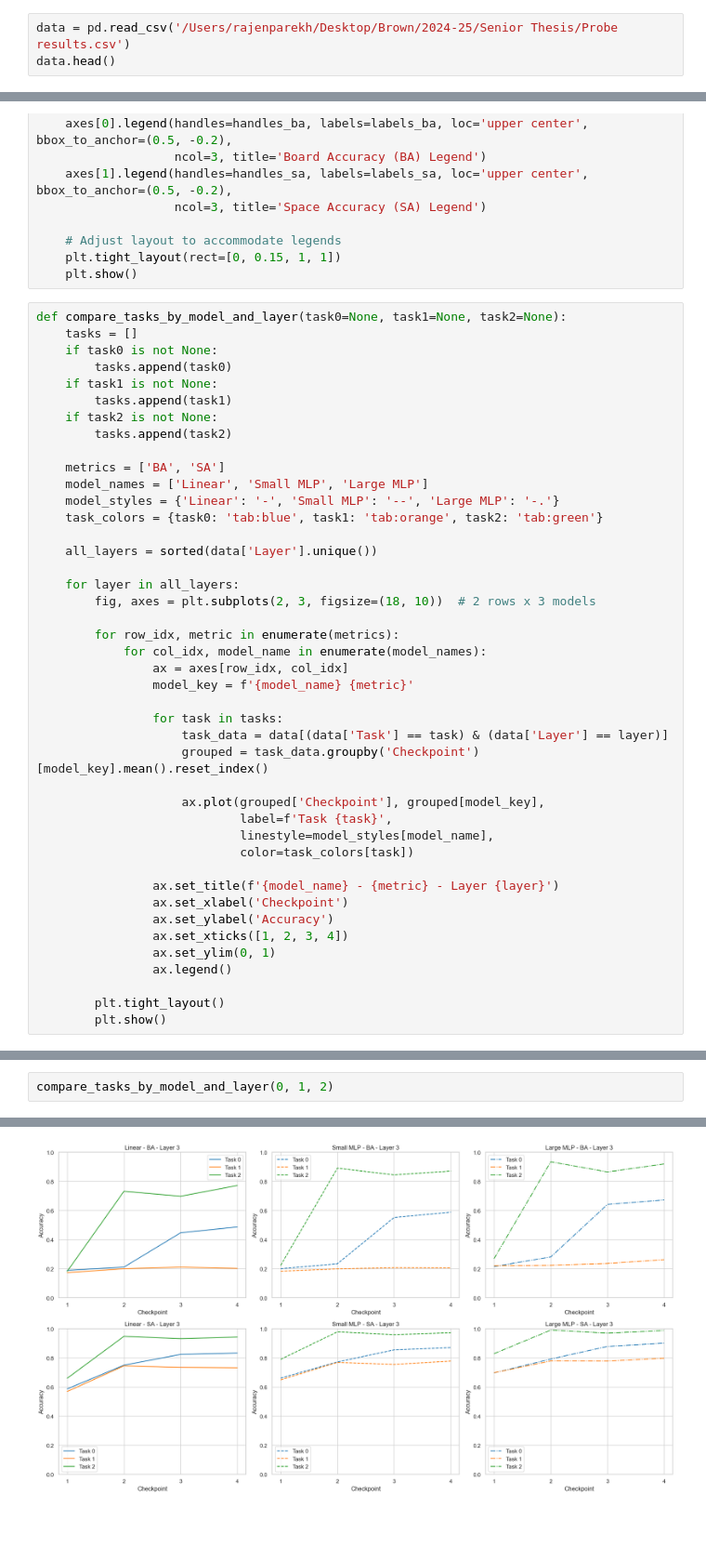
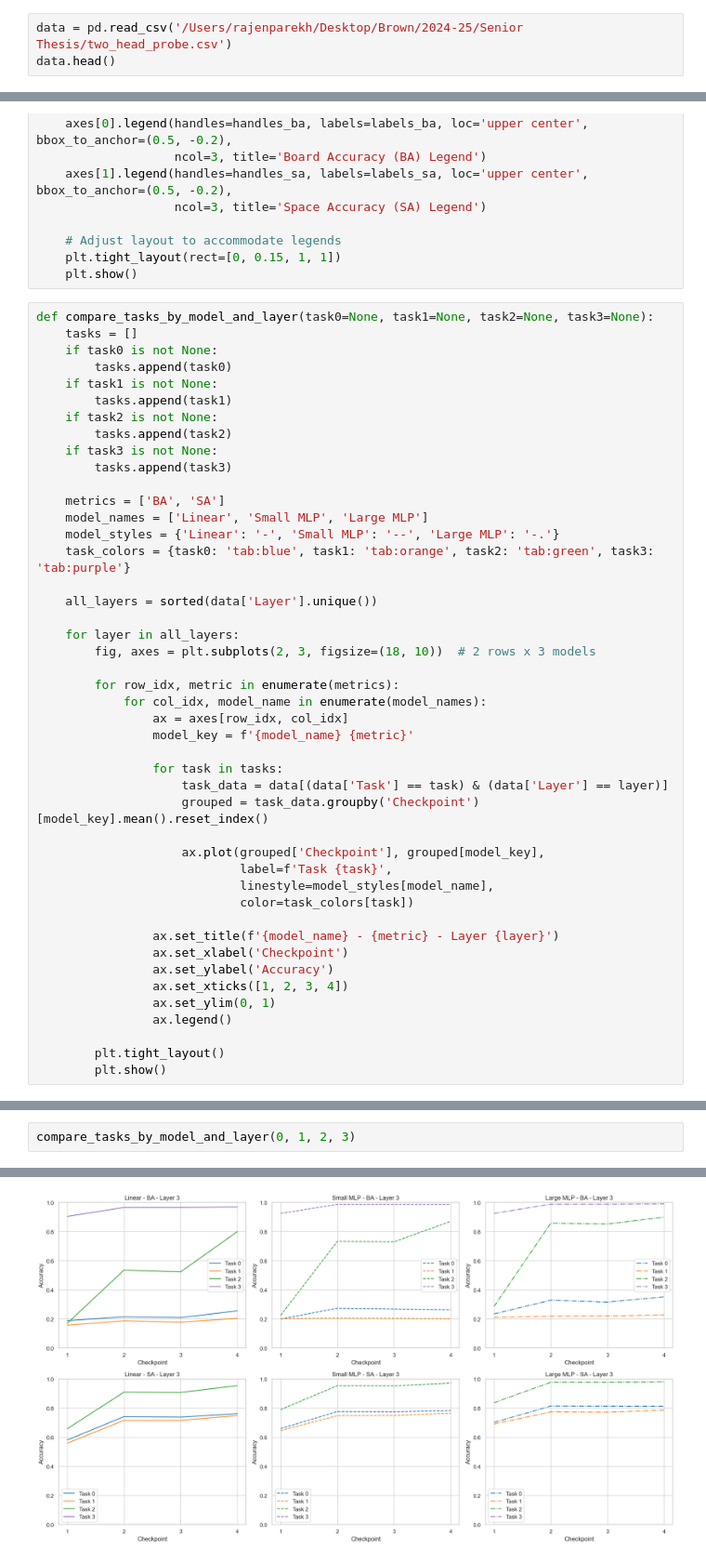
Before and after one commit to rajennparekh/game-thesis, a Jupyter notebook: mnk_transformer/probe_results.ipynb, the cells around one changed output, grey strips where cells are left out. Shown at 93% size. Drawn from its saved outputs; the diff is of its cells as text; blank space fills up the shorter version.

```diff
--- a/mnk_transformer/probe_results.ipynb
+++ b/mnk_transformer/probe_results.ipynb
@@ -4,7 +4,7 @@ import matplotlib.pyplot as plt
 import seaborn as sns
 sns.set(style="whitegrid")
 # %%
-data = pd.read_csv('/Users/rajenparekh/Desktop/Brown/2024-25/Senior Thesis/Probe results.csv')
+data = pd.read_csv('/Users/rajenparekh/Desktop/Brown/2024-25/Senior Thesis/two_head_probe.csv')
 data.head()
 # %% [output]
 |  | Layer | Checkpoint | Task | Linear BA | Small MLP BA | Large MLP BA | Linear SA | Small MLP SA | ... |
@@ -85,7 +85,7 @@ def plot_performance(task, same_scale=False):
     plt.tight_layout(rect=[0, 0.15, 1, 1])
     plt.show()
 # %%
-def compare_tasks_by_model_and_layer(task0=None, task1=None, task2=None):
+def compare_tasks_by_model_and_layer(task0=None, task1=None, task2=None, task3=None):
     tasks = []
     if task0 is not None:
         tasks.append(task0)
@@ -93,11 +93,13 @@ def compare_tasks_by_model_and_layer(task0=None, task1=None, task2=None):
         tasks.append(task1)
     if task2 is not None:
         tasks.append(task2)
+    if task3 is not None:
+        tasks.append(task3)
 
     metrics = ['BA', 'SA']
     model_names = ['Linear', 'Small MLP', 'Large MLP']
     model_styles = {'Linear': '-', 'Small MLP': '--', 'Large MLP': '-.'}
-    task_colors = {task0: 'tab:blue', task1: 'tab:orange', task2: 'tab:green'}
+    task_colors = {task0: 'tab:blue', task1: 'tab:orange', task2: 'tab:green', task3: 'tab:purple'}
 
     all_layers = sorted(data['Layer'].unique())
 
@@ -137,3 +140,3 @@ for task in range(3):
 # %%
-compare_tasks_by_model_and_layer(0, 1, 2)
+compare_tasks_by_model_and_layer(0, 1, 2, 3)
 # %% [output]
@@ -142 +145 @@ compare_tasks_by_model_and_layer(0, 1, 2)
-[figure, old version]
+[figure, new version]
```
Also changed, not shown: parts of 3 cells of this notebook, 6 other files.
